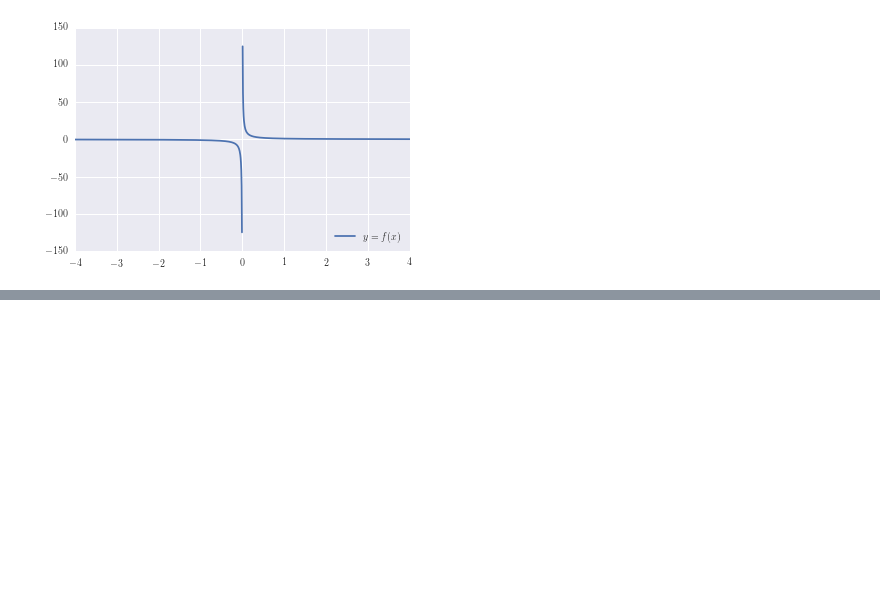
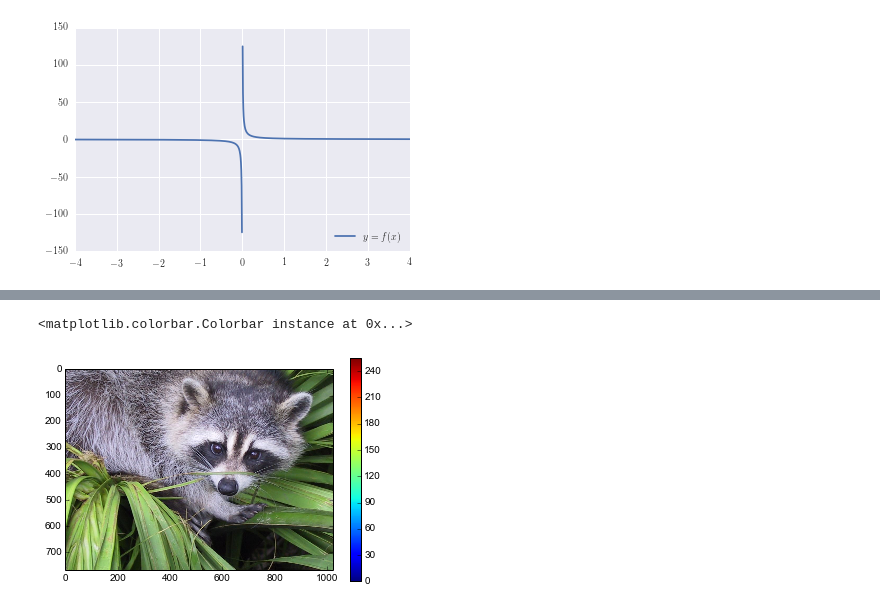
Before and after one commit to temcom/ipython, a Jupyter notebook: Test_First_Try.ipynb, the cells around one changed output, grey strips where cells are left out. Saved outputs shown, nothing was run; the diff lists cells and outputs as text; code cells hidden in the pictures; blank space fills up the shorter version.

```diff
--- a/Test_First_Try.ipynb
+++ b/Test_First_Try.ipynb
@@ -818,0 +833,10 @@ pylab.show()
+# %%
+from scipy.misc import face
+img = face()
+
+imshow(img)
+
+colorbar()
+# %% [output]
+<matplotlib.colorbar.Colorbar instance at 0x...>
+[figure, added]
```
Also changed, not shown: parts of 2 cells of this notebook.
